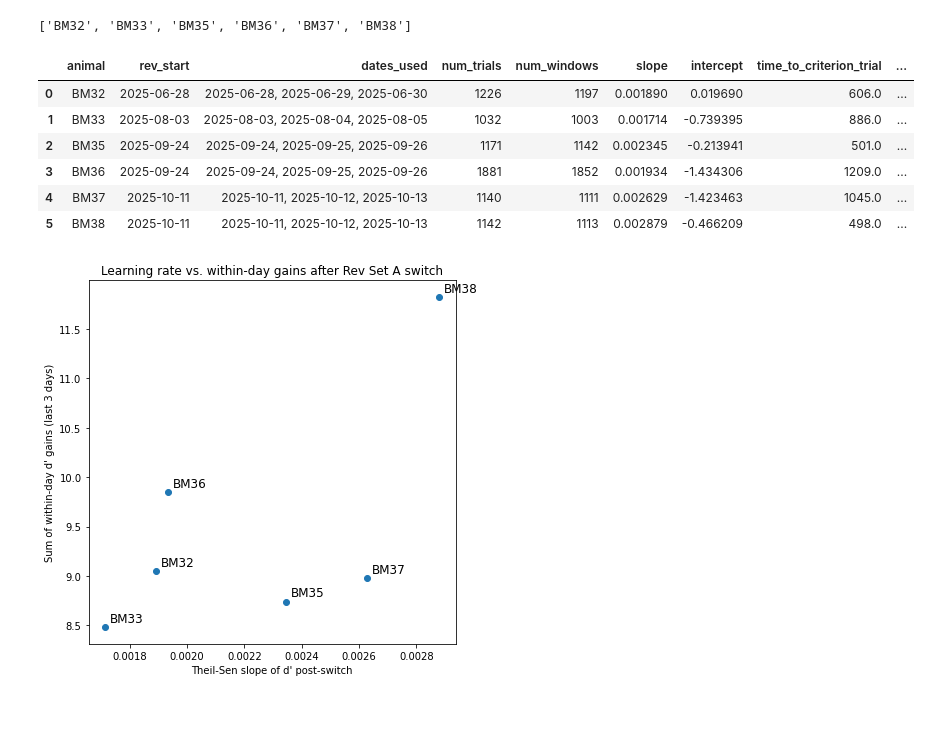
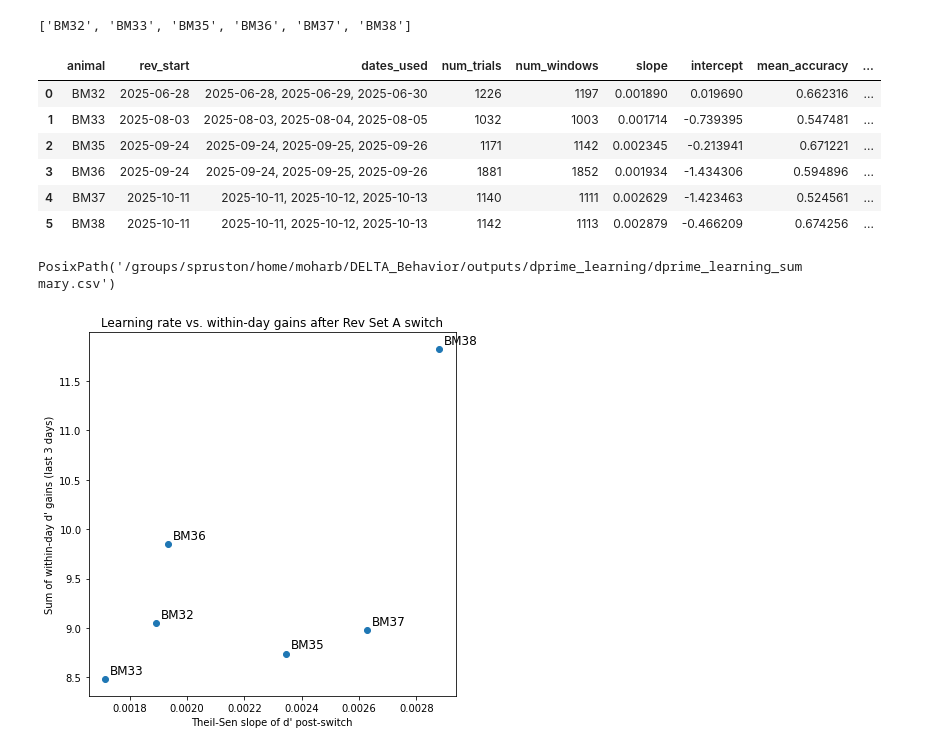
Before and after one commit to boazmohar/DELTA_Behavior, a Jupyter notebook: notebooks/dprime_learning_after_switch.ipynb, the cells around one changed output. Cells and saved outputs as stored; diff of their text form; code cells hidden in the pictures; blank space fills up the shorter version.

```diff
--- a/notebooks/dprime_learning_after_switch.ipynb
+++ b/notebooks/dprime_learning_after_switch.ipynb
@@ -238,42 +238,53 @@ for animal in rev_animals:
     slope, intercept = fit_robust_slope(running)
     fig_path = plot_dprime(animal, running, slope, intercept, OUTPUT_DIR)
 
-    # Time to criterion (d' >= 2)
+    # Aggregate metrics
+    mean_acc = trial_df["correct"].mean() if not trial_df.empty else np.nan
+    mean_dp = running["d_prime"].mean() if not running.empty else np.nan
     tt_crit = time_to_criterion(running, threshold=2.0)
 
     # Within-day gains (max-min per day)
     gains = within_day_gains(running, last_dates)
     while len(gains) < 4:
         gains.append(np.nan)
     gain_sum = float(np.nansum(gains)) if len(gains) else np.nan
 
     results.append({
         "animal": animal,
         "rev_start": rev_start,
         "dates_used": ", ".join(str(d) for d in last_dates),
         "num_trials": len(trial_df),
         "num_windows": len(running),
         "slope": slope,
         "intercept": intercept,
+        "mean_accuracy": mean_acc,
+        "mean_dprime": mean_dp,
         "time_to_criterion_trial": tt_crit,
         "within_day_gain_1": gains[0],
         "within_day_gain_2": gains[1],
         "within_day_gain_3": gains[2],
         "within_day_gain_sum": gain_sum,
         "figure": str(fig_path),
     })
     plots.append(fig_path)
 
 summary = pd.DataFrame(results).sort_values("animal")
 summary
 # %% [output]
-|  | animal | rev_start | dates_used | num_trials | num_windows | slope | intercept | time_to_criterion_trial | ... |
-| 0 | BM32 | 2025-06-28 | 2025-06-28, 2025-06-29, 2025-06-30 | 1226 | 1197 | 0.001890 | 0.019690 | 606.0 | ... |
-| 1 | BM33 | 2025-08-03 | 2025-08-03, 2025-08-04, 2025-08-05 | 1032 | 1003 | 0.001714 | -0.739395 | 886.0 | ... |
-| 2 | BM35 | 2025-09-24 | 2025-09-24, 2025-09-25, 2025-09-26 | 1171 | 1142 | 0.002345 | -0.213941 | 501.0 | ... |
-| 3 | BM36 | 2025-09-24 | 2025-09-24, 2025-09-25, 2025-09-26 | 1881 | 1852 | 0.001934 | -1.434306 | 1209.0 | ... |
-| 4 | BM37 | 2025-10-11 | 2025-10-11, 2025-10-12, 2025-10-13 | 1140 | 1111 | 0.002629 | -1.423463 | 1045.0 | ... |
-| 5 | BM38 | 2025-10-11 | 2025-10-11, 2025-10-12, 2025-10-13 | 1142 | 1113 | 0.002879 | -0.466209 | 498.0 | ... |
+|  | animal | rev_start | dates_used | num_trials | num_windows | slope | intercept | mean_accuracy | ... |
+| 0 | BM32 | 2025-06-28 | 2025-06-28, 2025-06-29, 2025-06-30 | 1226 | 1197 | 0.001890 | 0.019690 | 0.662316 | ... |
+| 1 | BM33 | 2025-08-03 | 2025-08-03, 2025-08-04, 2025-08-05 | 1032 | 1003 | 0.001714 | -0.739395 | 0.547481 | ... |
+| 2 | BM35 | 2025-09-24 | 2025-09-24, 2025-09-25, 2025-09-26 | 1171 | 1142 | 0.002345 | -0.213941 | 0.671221 | ... |
+| 3 | BM36 | 2025-09-24 | 2025-09-24, 2025-09-25, 2025-09-26 | 1881 | 1852 | 0.001934 | -1.434306 | 0.594896 | ... |
+| 4 | BM37 | 2025-10-11 | 2025-10-11, 2025-10-12, 2025-10-13 | 1140 | 1111 | 0.002629 | -1.423463 | 0.524561 | ... |
+| 5 | BM38 | 2025-10-11 | 2025-10-11, 2025-10-12, 2025-10-13 | 1142 | 1113 | 0.002879 | -0.466209 | 0.674256 | ... |
+# %%
+
+csv_path = OUTPUT_DIR / "dprime_learning_summary.csv"
+summary.to_csv(csv_path, index=False)
+csv_path
+# %% [output]
+PosixPath('/groups/spruston/home/moharb/DELTA_Behavior/outputs/dprime_learning/dprime_learning_summary.csv')
 # %%
 # plot slope vs. within_day_gain_sum
 plt.figure(figsize=(6, 6))
```
Also changed, not shown: 2 other files.
